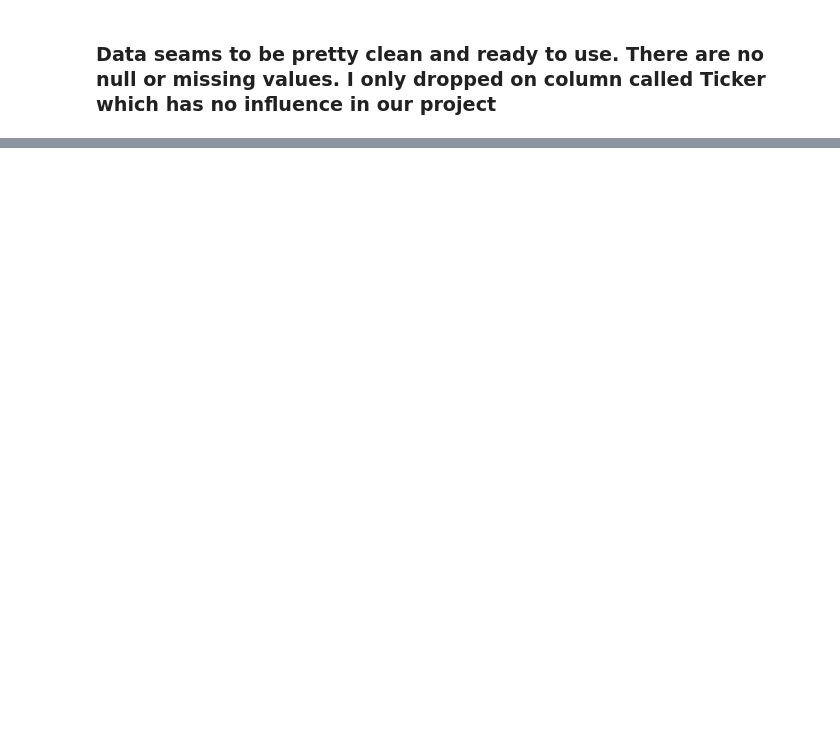
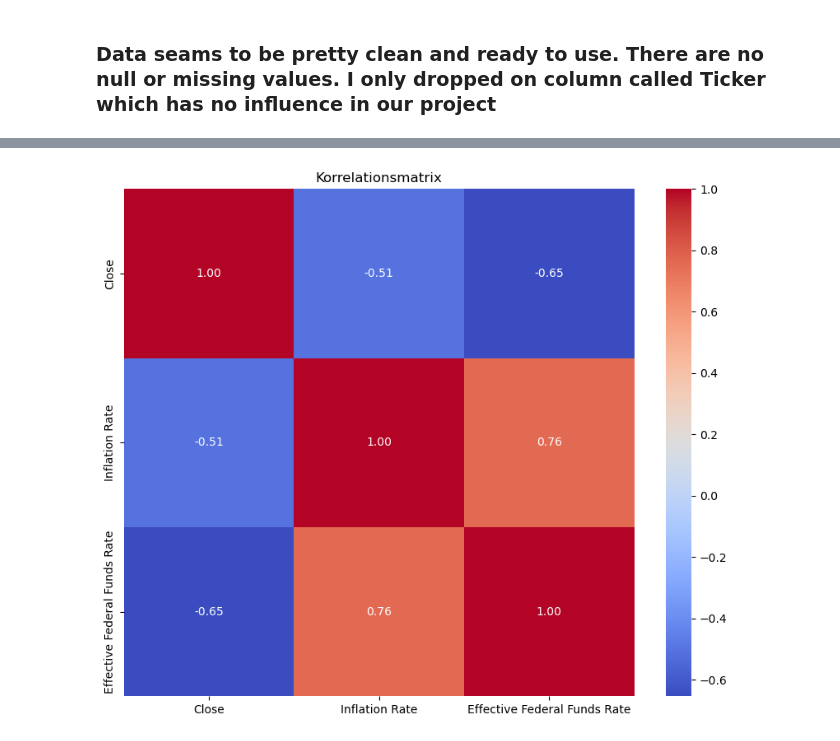
Before and after one commit to badranyoussef/bi-exam-project-stock, a Jupyter notebook: notebooks/data_cleaning_preparation.ipynb, the cells around one changed output, grey strips where cells are left out. Drawn from its saved outputs; the diff is of its cells as text; code cells hidden in the pictures; blank space fills up the shorter version.

Commit message:
corr created

```diff
--- a/notebooks/data_cleaning_preparation.ipynb
+++ b/notebooks/data_cleaning_preparation.ipynb
@@ -283,0 +272,2 @@ combined_df.tail(40)
+# %%
+df_merged_filled = df_merged.ffill()
@@ -285,0 +297,32 @@ combined_df.tail(40)
+# %%
+# Antag df_combined har kolonnerne 'Date', 'Close', 'Inflation Rate', 'Effective Federal Funds Rate'
+
+# Konverter 'Date' kolonnen til datetime format
+df_merged_filled['Date'] = pd.to_datetime(df_merged_filled['Date'])
+
+# Plot aktiekurser
+plt.figure(figsize=(14, 7))
+plt.plot(df_merged_filled['Date'], df_merged_filled['Close'], label='Aktiekurs')
+plt.xlabel('Dato')
+plt.ylabel('Aktiekurs')
+plt.title('Aktiekurs Over Tid')
+plt.legend()
+plt.show()
+
+# Plot inflation rate
+plt.figure(figsize=(14, 7))
+plt.plot(df_merged_filled['Date'], df_merged_filled['Inflation Rate'], label='Inflation Rate', color='orange')
+plt.xlabel('Dato')
+plt.ylabel('Inflation Rate')
+plt.title('Inflation Rate Over Tid')
+plt.legend()
+plt.show()
+
+# Plot effective federal funds rate
+plt.figure(figsize=(14, 7))
+plt.plot(df_merged_filled['Date'], df_merged_filled['Effective Federal Funds Rate'], label='Federal Funds Rate', color='green')
+plt.xlabel('Dato')
+plt.ylabel('Federal Funds Rate')
+plt.title('Effective Federal Funds Rate Over Tid')
+plt.legend()
+plt.show()
@@ -285,0 +333,13 @@ combined_df.tail(40)
+# %%
+import seaborn as sns
+
+# Beregn korrelation
+correlation_matrix = df_merged_filled[['Close', 'Inflation Rate', 'Effective Federal Funds Rate']].corr()
+
+# Plot korrelationsmatrix
+plt.figure(figsize=(10, 8))
+sns.heatmap(correlation_matrix, annot=True, cmap='coolwarm', fmt='.2f')
+plt.title('Korrelationsmatrix')
+plt.show()
+# %% [output]
+[figure, added]
```
Also changed, not shown: parts of 10 cells of this notebook, 34 other files.
